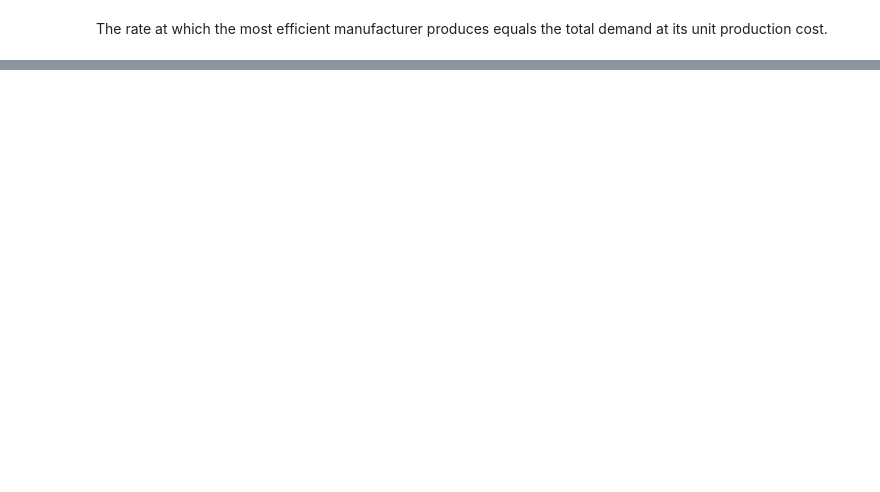
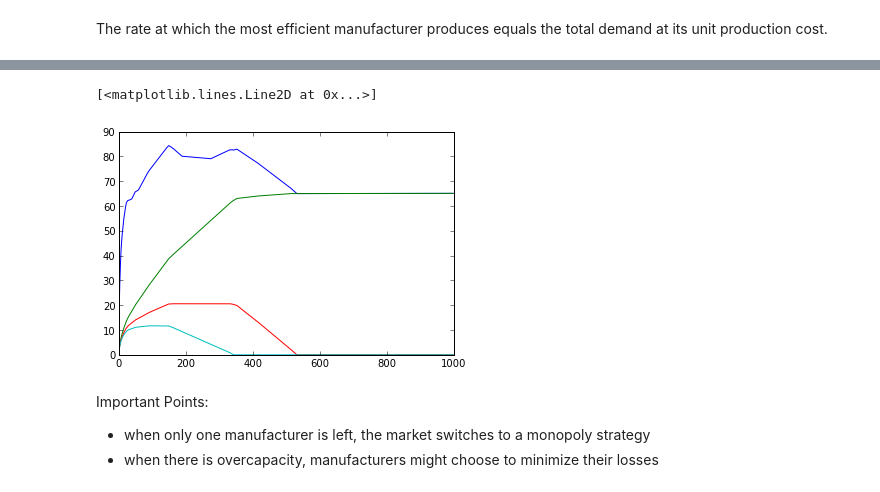
Before and after one commit to tmbdev-teaching/teaching-simso, a Jupyter notebook: 32-manufacturing-efficiency-and-markets.ipynb, the cells around one changed output, grey strips where cells are left out. Drawn from its saved outputs; the diff is of its cells as text; code cells hidden in the pictures; blank space fills up the shorter version.

```diff
--- a/32-manufacturing-efficiency-and-markets.ipynb
+++ b/32-manufacturing-efficiency-and-markets.ipynb
@@ -95,0 +123,13 @@ print rates[0]
+# %%
+plot(sum(capacity_history,axis=1))
+plot(capacity_history[:,0])
+plot(capacity_history[:,1])
+plot(capacity_history[:,2])
+# %% [output]
+[<matplotlib.lines.Line2D at 0x...>]
+[figure, added]
+# %% [markdown]
+Important Points:
+
+- when only one manufacturer is left, the market switches to a monopoly strategy
+- when there is overcapacity, manufacturers might choose to minimize their losses
```
Also changed, not shown: parts of 18 cells of this notebook, 2 other files.
